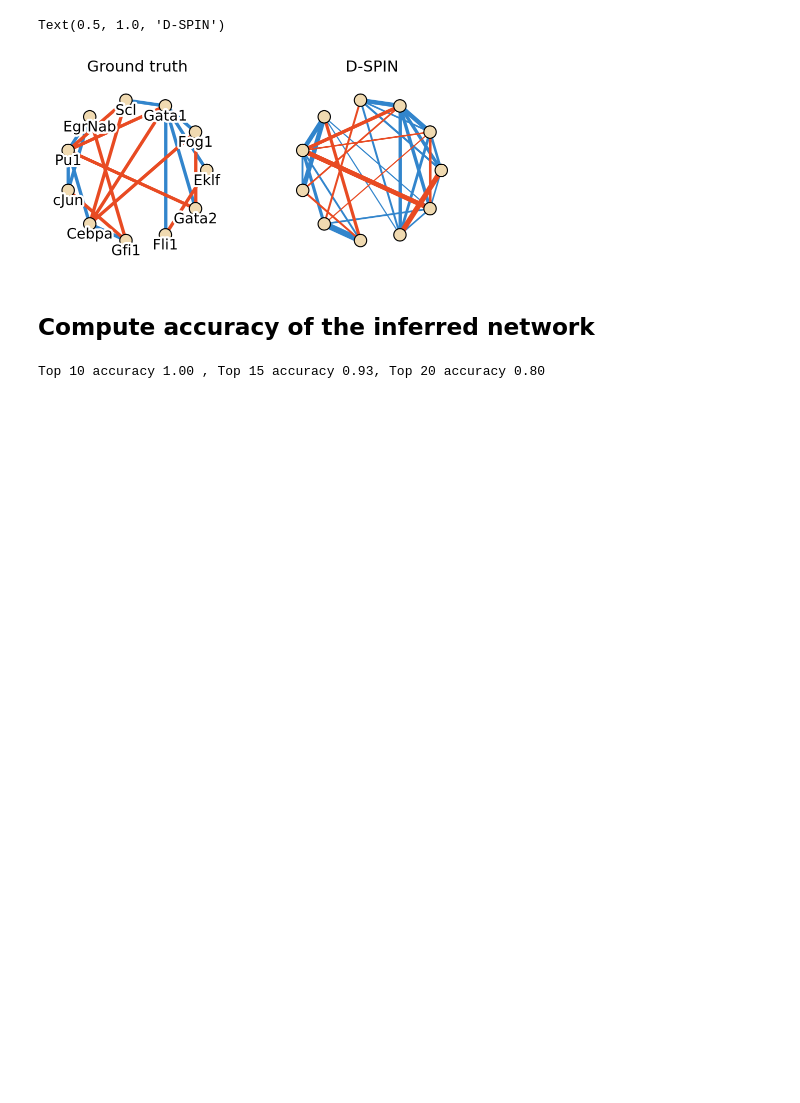
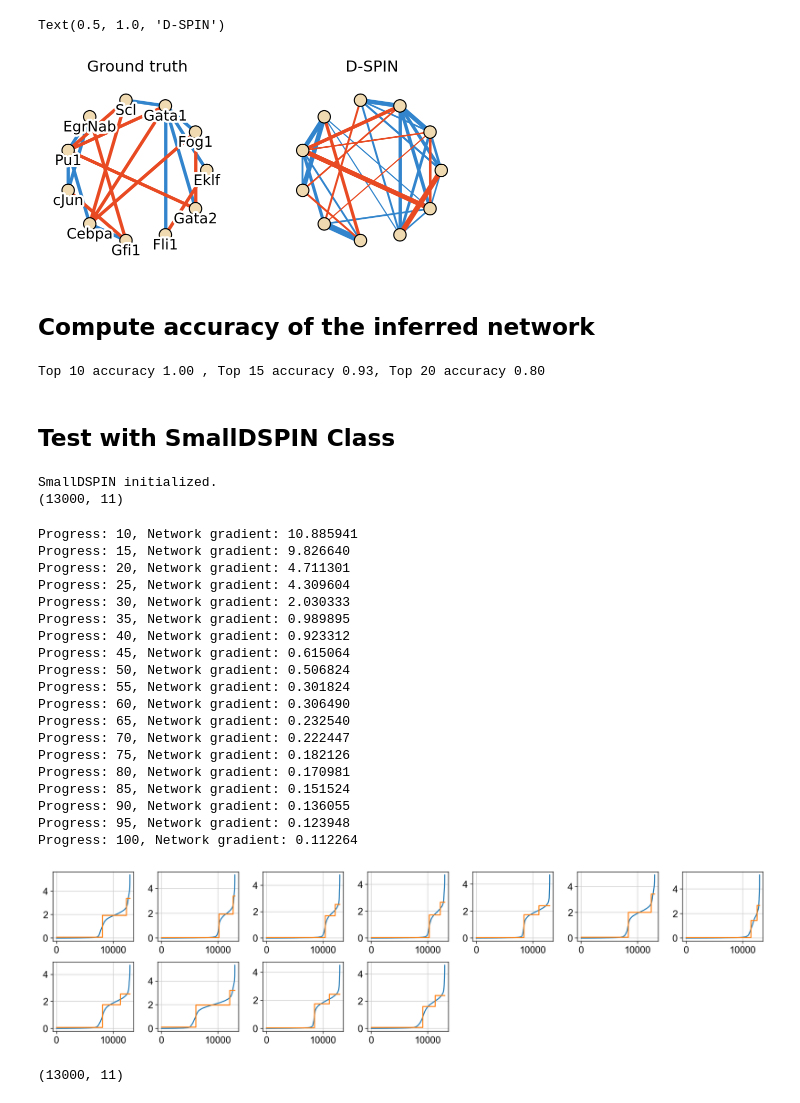
Before and after one commit to YingyGong/DSPIN-abstract, a Jupyter notebook: D_SPIN_example_hsc.ipynb, the cells around one changed output. Cells and saved outputs as stored; diff of their text form; code cells hidden in the pictures; blank space fills up the shorter version.

```diff
--- a/D_SPIN_example_hsc.ipynb
+++ b/D_SPIN_example_hsc.ipynb
@@ -456,3 +456,5 @@ precision, recall = precision_recall_curve(j_ref, cur_j)
 print('Top 10 accuracy %.2f , Top 15 accuracy %.2f, Top 20 accuracy %.2f' % (precision[9], precision[14], precision[19]))
 # %% [output]
 Top 10 accuracy 1.00 , Top 15 accuracy 0.93, Top 20 accuracy 0.80
+# %% [markdown]
+## Test with SmallDSPIN Class
@@ -458,0 +469,34 @@ Top 10 accuracy 1.00 , Top 15 accuracy 0.93, Top 20 accuracy 0.80
+# %%
+save_path = 'test/test_hsc0908'
+# %%
+test = SmallDSPIN(cadata, save_path, num_spin=11, num_onmf_components=11)
+# %% [output]
+SmallDSPIN initialized.
+(13000, 11)
+# %%
+test.network_infer('sample_id')
+# %% [output]
+Progress: 10, Network gradient: 10.885941
+Progress: 15, Network gradient: 9.826640
+Progress: 20, Network gradient: 4.711301
+Progress: 25, Network gradient: 4.309604
+Progress: 30, Network gradient: 2.030333
+Progress: 35, Network gradient: 0.989895
+Progress: 40, Network gradient: 0.923312
+Progress: 45, Network gradient: 0.615064
+Progress: 50, Network gradient: 0.506824
+Progress: 55, Network gradient: 0.301824
+Progress: 60, Network gradient: 0.306490
+Progress: 65, Network gradient: 0.232540
+Progress: 70, Network gradient: 0.222447
+Progress: 75, Network gradient: 0.182126
+Progress: 80, Network gradient: 0.170981
+Progress: 85, Network gradient: 0.151524
+Progress: 90, Network gradient: 0.136055
+Progress: 95, Network gradient: 0.123948
+Progress: 100, Network gradient: 0.112264
+[figure, added]
+# %%
+test._onmf_rep_ori.shape
+# %% [output]
+(13000, 11)
```
Also changed, not shown: parts of 2 cells of this notebook, 3 other files.
